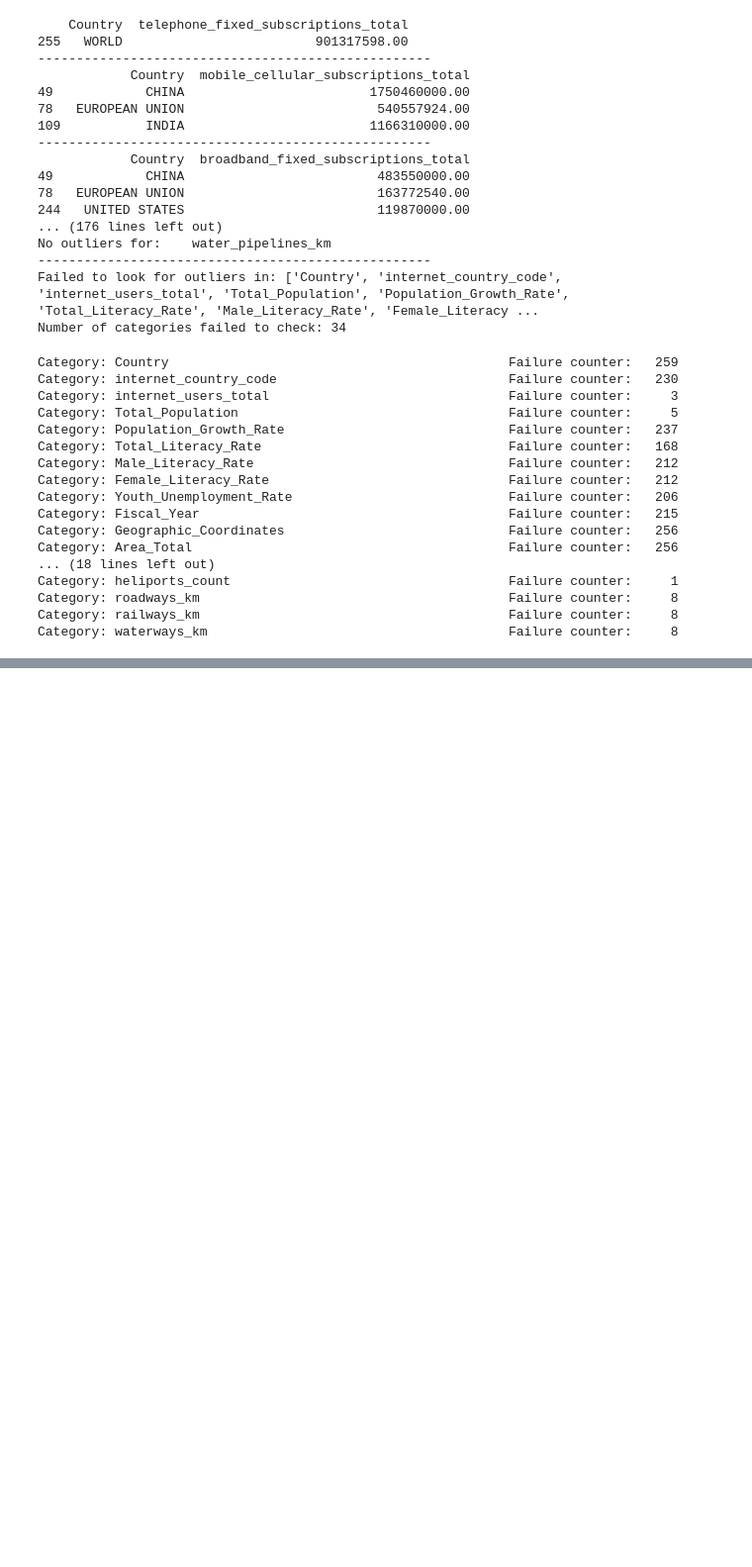
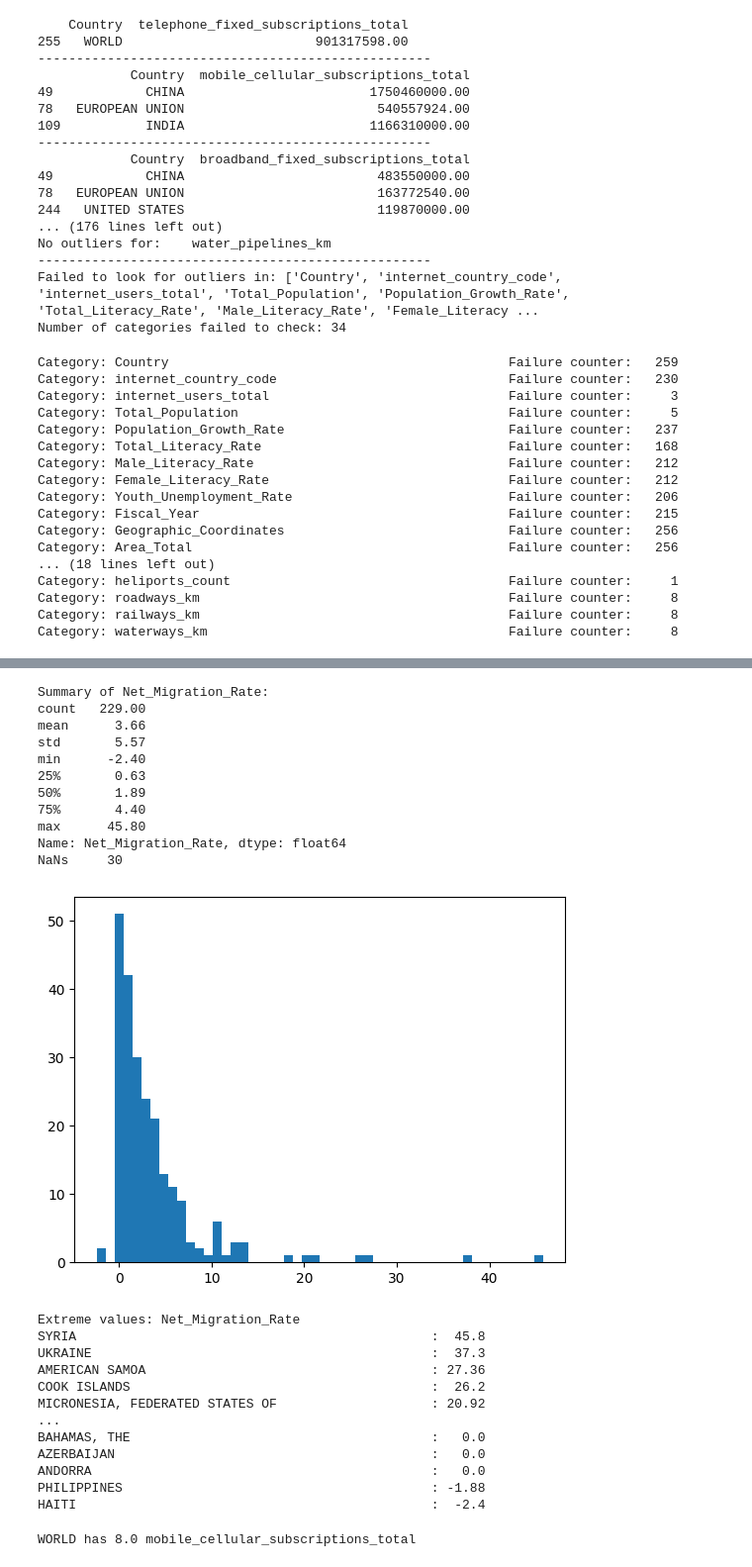
Before and after one commit to Kwan-Lam/Visualization, a Jupyter notebook: JBI100_Data_Exploration.ipynb, the cells around one changed output, grey strips where cells are left out. Shown at 99% size. Saved outputs shown, nothing was run; the diff lists cells and outputs as text; code cells hidden in the pictures; blank space fills up the shorter version.

```diff
--- a/JBI100_Data_Exploration.ipynb
+++ b/JBI100_Data_Exploration.ipynb
@@ -208,9 +212,14 @@ NaNs     29
 # %%
 # Function to get the countries that have values within a range(min, max) for a certain cat
-def get_countries_in_range(df: pd.DataFrame, cat: str, min: float, max: float):
-    subset = df[(df[cat] >= min) & (df[cat] <= max)]
-    countries_in_range = subset[["Country", cat]]
-    print(countries_in_range)
+def extreme_values(df: pd.DataFrame, cat: str):
+    print(f"Extreme values: {cat}")
+    max = df[cat].nlargest(5)
+    min = df[cat].nsmallest(5)
+    for idx, value in max.items():
+        print(f"{df_total["Country"][idx]:<50} : {value:>5}")
+    print("...")
+    for idx, value in reversed(list(min.items())):
+        print(f"{df_total["Country"][idx]:<50} : {value:>5}")
 
-get_countries_in_range(df_total, "Death_Rate", 250, 5000)
+extreme_values(df_total, "mobile_cellular_subscriptions_total")
 # %% [output]
@@ -470,0 +487,54 @@ df_total.sample(5)
+# %%
+check = "Net_Migration_Rate"
+summarize(df_total, check, False)
+extreme_values(df_total, check)
+# print(df_total[df_total["Country"] == "EUROPEAN UNION"][check])
+# print(df_total[df_total["Country"] == "WORLD"][check])
+# print(df_total["Country"][df_total[check] == -3500.00])
+# %% [output]
+Summary of Net_Migration_Rate:
+count   229.00
+mean      3.66
+std       5.57
+min      -2.40
+25%       0.63
+50%       1.89
+75%       4.40
+max      45.80
+Name: Net_Migration_Rate, dtype: float64
+NaNs     30
+[figure, added]
+Extreme values: Net_Migration_Rate
+SYRIA                                              :  45.8
+UKRAINE                                            :  37.3
+AMERICAN SAMOA                                     : 27.36
+COOK ISLANDS                                       :  26.2
+MICRONESIA, FEDERATED STATES OF                    : 20.92
+...
+BAHAMAS, THE                                       :   0.0
+AZERBAIJAN                                         :   0.0
+ANDORRA                                            :   0.0
+PHILIPPINES                                        : -1.88
+HAITI                                              :  -2.4
+# %%
+# Weird observations:
+print(f"WORLD has {df_total[df_total["Country"] == "WORLD"]["mobile_cellular_subscriptions_total"].iloc[0]} mobile_cellular_subscriptions_total")
+# WORLD data generally seems to be quite off
+# Birth_Rate EUROPEAN UNION
+# Death_Rate EUROPEAN UNION & TOKELAU
+# How is there only two cases of negative Net_Migration_Rate?
+# Total_Fertility_Rate EUROPEAN UNION
+# Real_GDP_PPP_billion_USD TOKELAU is more than US, EU and China
+# Budget_billion_USD TOKELAU
+# Exports_billion_USD TOKELAU
+# AUSTRALIA has only 1 heliports_count
+
+
+# QUESTIONS:
+# Should WORLD always hold the total or average?
+# What to do with Birth_Rate, Death_Rate, Total_Fertility_Rate?
+# How is there only two cases of negative Net_Migration_Rate?
+# Is TOKELAU and EUROPEAN UNION just bad?
+# AUSTRALIA has only 1 heliports_count?
+# %% [output]
+WORLD has 8.0 mobile_cellular_subscriptions_total
```
Also changed, not shown: parts of 23 cells of this notebook.
